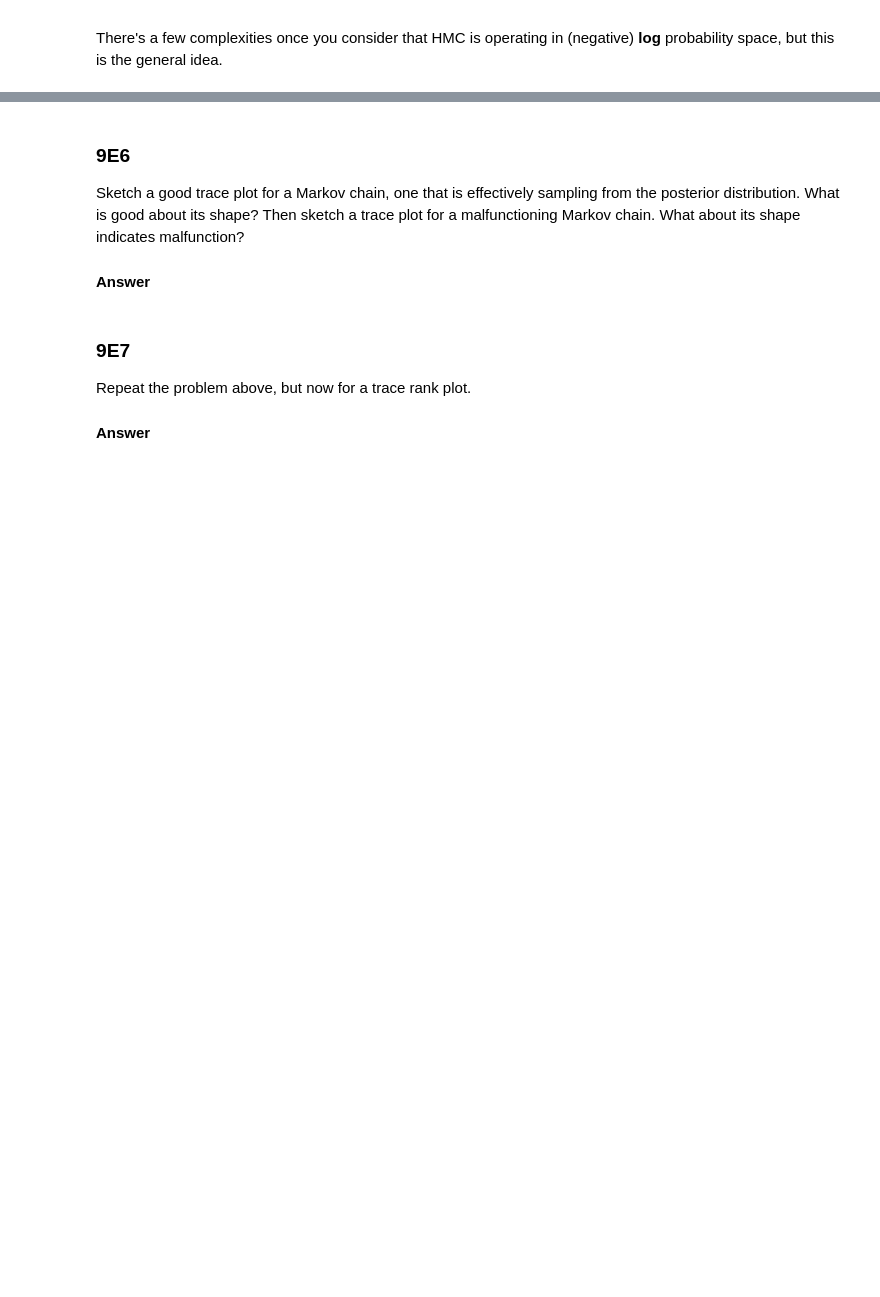
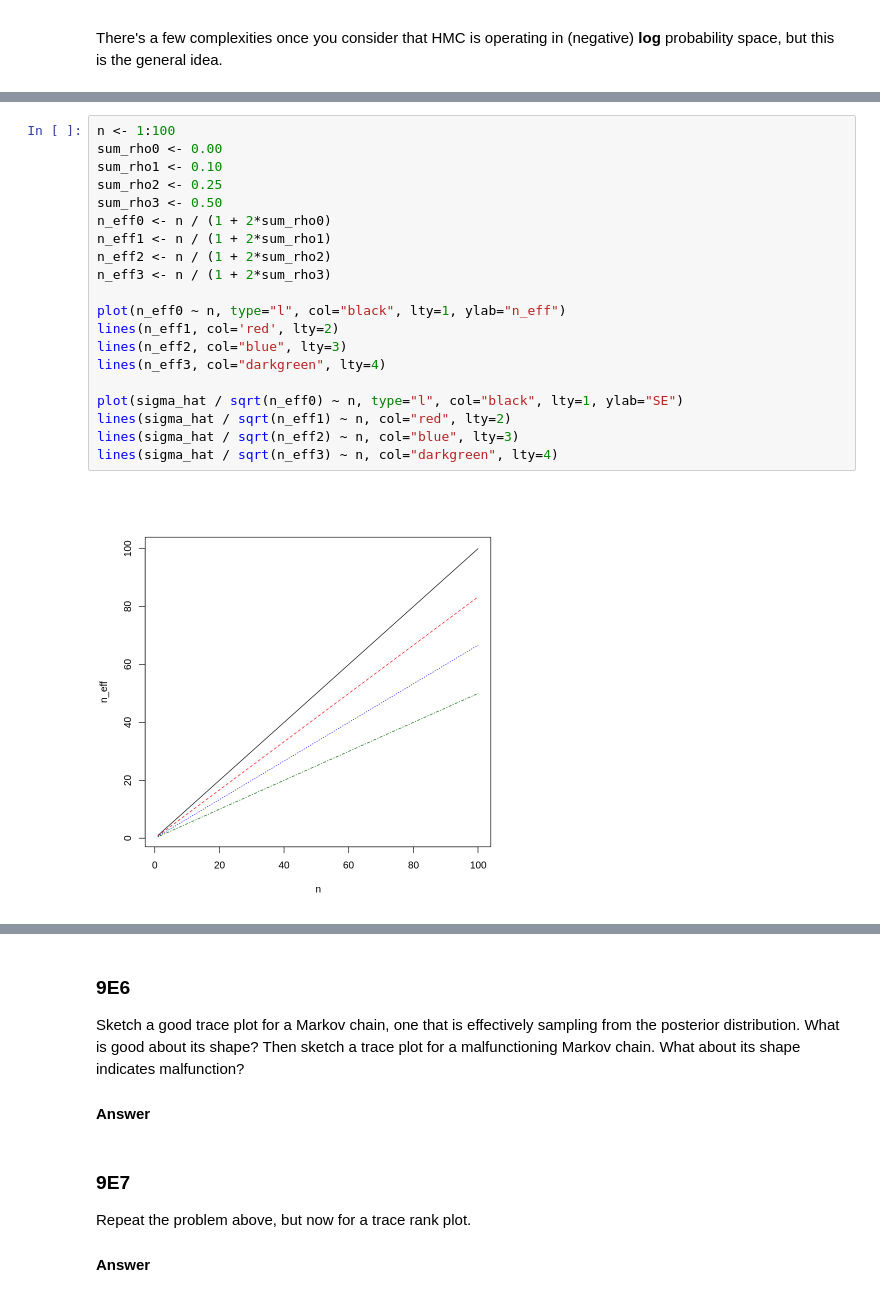
Before and after one commit to nicklausmillican/StatisticalRethinkingIISolutions, a Jupyter notebook: StatisticalRethinkingSolutions2_Ch9.ipynb, the cells around one changed output, grey strips where cells are left out. Saved outputs shown, nothing was run; the diff lists cells and outputs as text; blank space fills up the shorter version.

```diff
--- a/StatisticalRethinkingSolutions2_Ch9.ipynb
+++ b/StatisticalRethinkingSolutions2_Ch9.ipynb
@@ -316,0 +347,22 @@ Explain the difference between the effective number of samples, `n_eff` as calcu
+# %%
+n <- 1:100
+sum_rho0 <- 0.00
+sum_rho1 <- 0.10
+sum_rho2 <- 0.25
+sum_rho3 <- 0.50
+n_eff0 <- n / (1 + 2*sum_rho0)
+n_eff1 <- n / (1 + 2*sum_rho1)
+n_eff2 <- n / (1 + 2*sum_rho2)
+n_eff3 <- n / (1 + 2*sum_rho3)
+
+plot(n_eff0 ~ n, type="l", col="black", lty=1, ylab="n_eff")
+lines(n_eff1, col='red', lty=2)
+lines(n_eff2, col="blue", lty=3)
+lines(n_eff3, col="darkgreen", lty=4)
+
+plot(sigma_hat / sqrt(n_eff0) ~ n, type="l", col="black", lty=1, ylab="SE")
+lines(sigma_hat / sqrt(n_eff1) ~ n, col="red", lty=2)
+lines(sigma_hat / sqrt(n_eff2) ~ n, col="blue", lty=3)
+lines(sigma_hat / sqrt(n_eff3) ~ n, col="darkgreen", lty=4)
+# %% [output]
+[figure, added]
```
Also changed, not shown: parts of 7 cells of this notebook.
